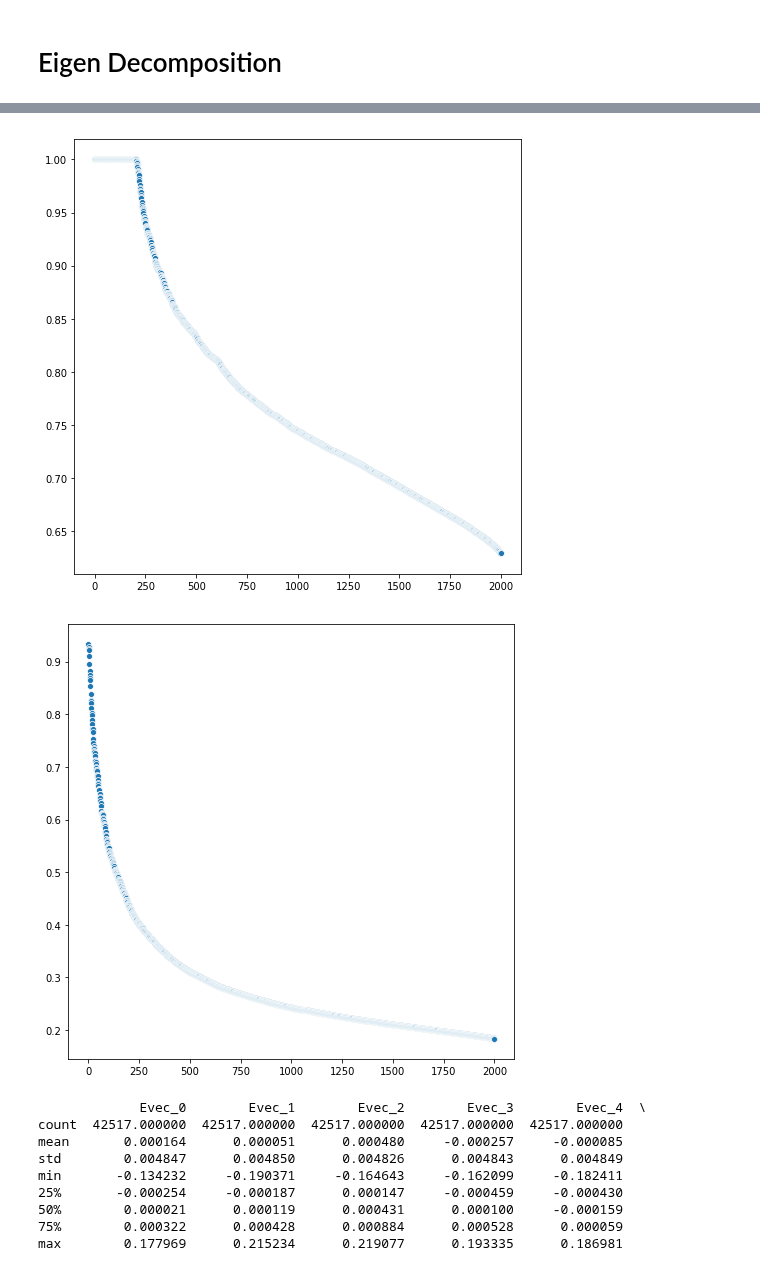
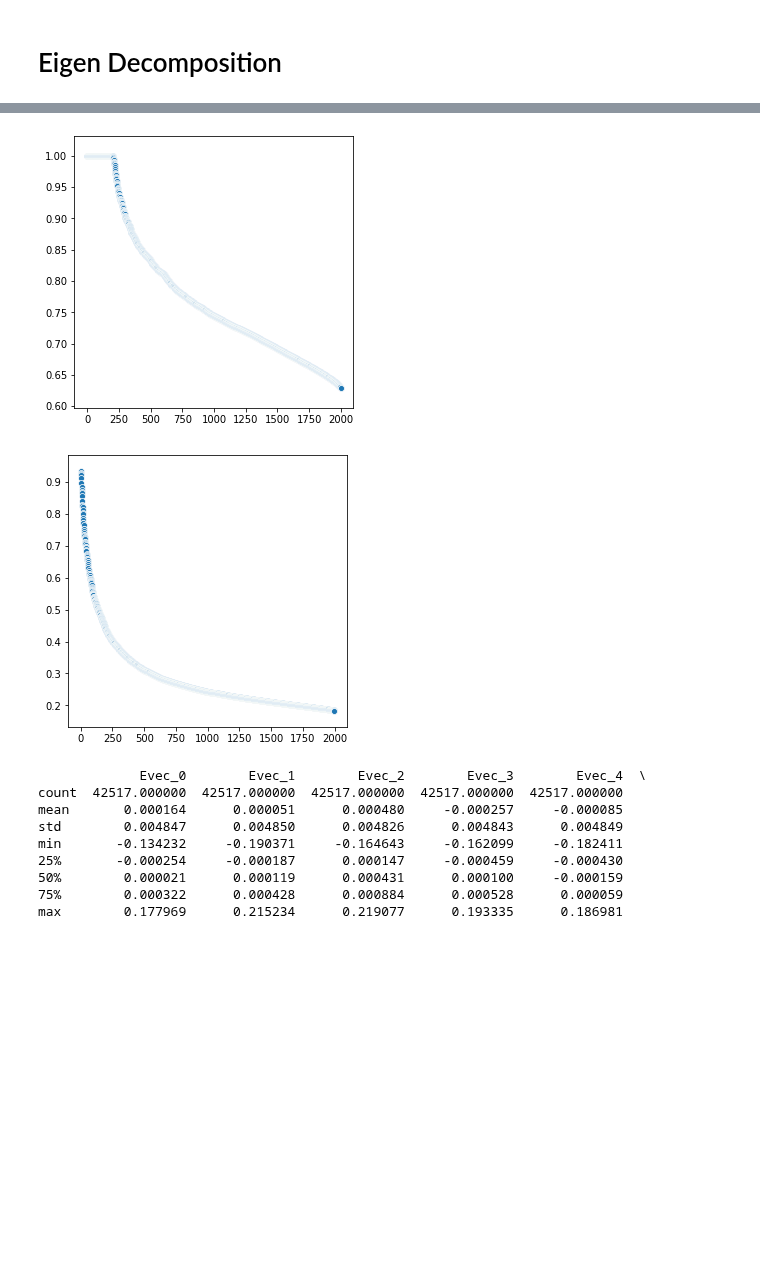
Before and after one commit to ashea2nd/VAE-EHR, a Jupyter notebook: experiments/200410_spectral_analysis_K50_rescaled_svd_refactored/spectral_pipeline.ipynb, the cells around one changed output, grey strips where cells are left out. Cells and saved outputs as stored; diff of their text form; code cells hidden in the pictures; blank space fills up the shorter version.

```diff
--- a/experiments/200410_spectral_analysis_K50_rescaled_svd_refactored/spectral_pipeline.ipynb
+++ b/experiments/200410_spectral_analysis_K50_rescaled_svd_refactored/spectral_pipeline.ipynb
@@ -385,16 +399,16 @@ L_mc_evecs, L_mc_evals, _ = randomized_svd(L_mc, n_components=evecs)
 # %%
 #print(np.flip(L_evals_svd))
-plt.figure(figsize=(8,8))
+plt.figure(figsize=(5,5))
 ax = sns.scatterplot(range(L_evals.shape[0]), L_evals)
-plt.savefig("./figures/L_EVALS{}.png".format(evecs))
+# plt.savefig("./figures/L_EVALS{}.png".format(evecs))
 
 #print(np.flip(L_mc_evals_svd))
-plt.figure(figsize=(8,8))
+plt.figure(figsize=(5,5))
 ax = sns.scatterplot(range(L_mc_evals.shape[0]), L_mc_evals)
-plt.savefig("./figures/L_mc_EVALS{}.png".format(evecs))
+# plt.savefig("./figures/L_mc_EVALS{}.png".format(evecs))
 # %% [output]
-[figure, old version]
+[figure, new version]
-[figure, old version]
+[figure, new version]
 # %%
 pickle.dump(L_evecs, open("./data/L_evecs{}_K{}.p".format(evecs, k_neighbors), 'wb'))
 pickle.dump(L_mc_evecs, open("./data/L_mc_evecs{}_K{}.p".format(evecs, k_neighbors), "wb"))
```
Also changed, not shown: parts of 7 cells of this notebook, 4 other files.
